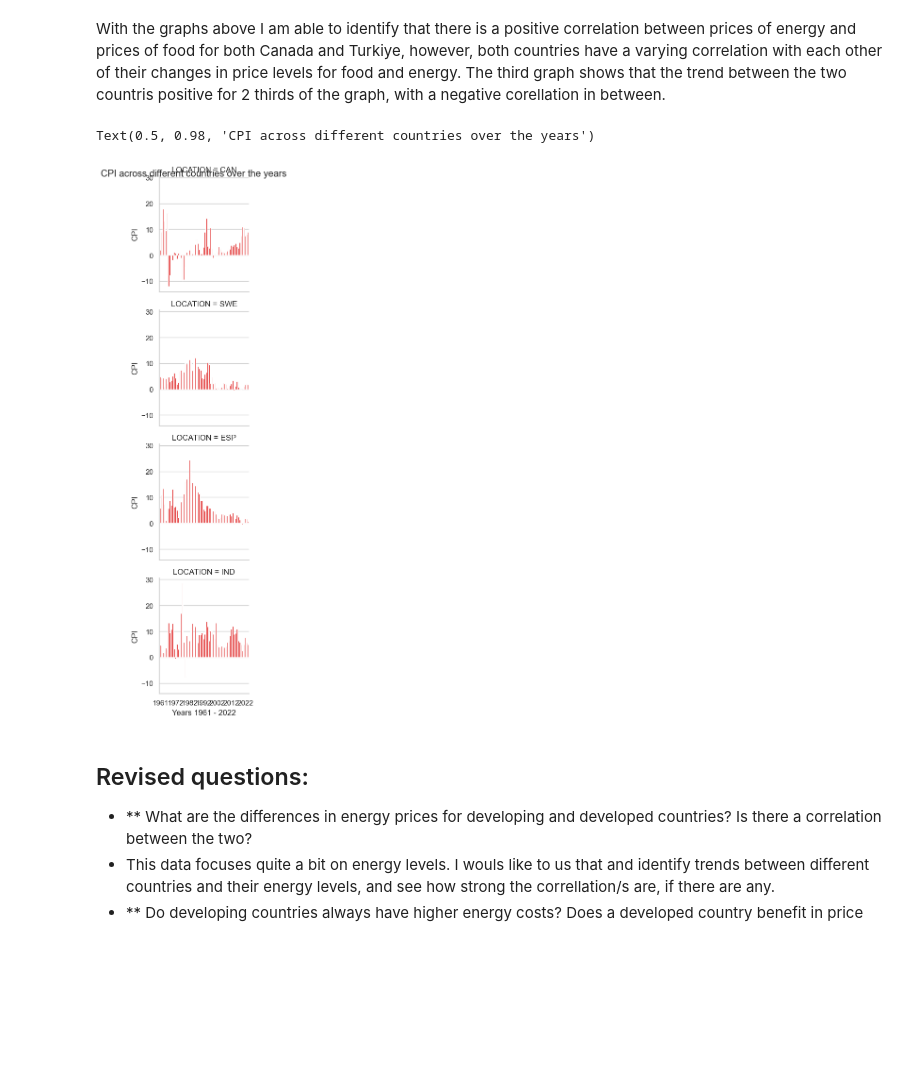
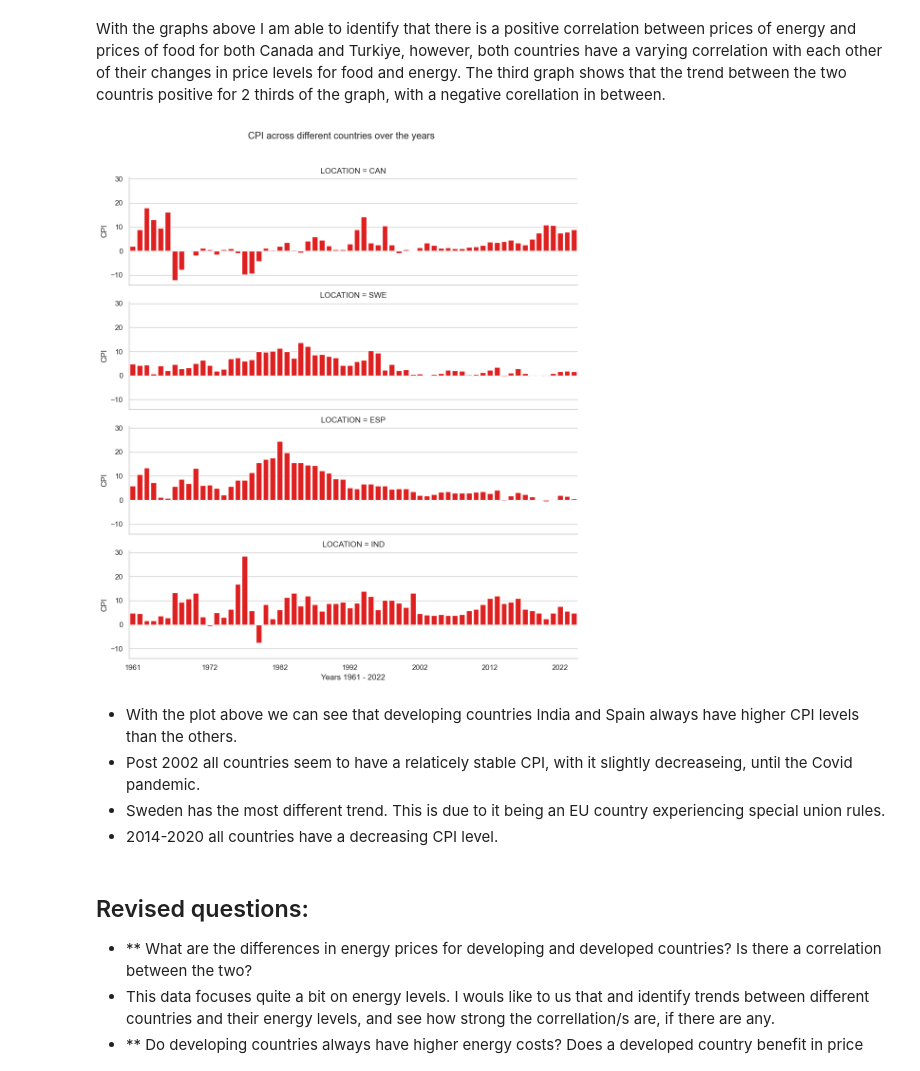
Before and after one commit to ubco-W2022T2-data301/project-group-group19, a Jupyter notebook: analysis/analysis3.ipynb, the cells around one changed output. Cells and saved outputs as stored; diff of their text form; code cells hidden in the pictures; blank space fills up the shorter version.

```diff
--- a/analysis/analysis3.ipynb
+++ b/analysis/analysis3.ipynb
@@ -224,14 +224,19 @@ Gen_Plt.set(title='Trends of Inflation between multiple countries', xlabel='CPI'
 # %% [markdown]
 With the graphs above I am able to identify that there is a positive correlation between prices of energy and prices of food for both Canada and Turkiye, however, both countries have a varying correlation with each other of their changes in price levels for food and energy. The third graph shows that the trend between the two countris positive for 2 thirds of the graph, with a negative corellation in between.
 # %%
-G = sns.FacetGrid(Gen1, col = 'LOCATION')
+G = sns.FacetGrid(Gen1, row = 'LOCATION',aspect=3.5 )
 G.map_dataframe(sns.barplot,data=Gen1, x="TIME", y="Value", color = 'red')
 plt.xticks([0, 11, 21,31,41,51,61], ['1961','1972', '1982','1992','2002', '2012', '2022'])
 G.set( xlabel='Years 1961 - 2022', ylabel='CPI')
 G.fig.suptitle("CPI across different countries over the years")
+G.fig.subplots_adjust(top=0.9)
 # %% [output]
-Text(0.5, 0.98, 'CPI across different countries over the years')
-[figure, old version]
+[figure, new version]
+# %% [markdown]
+- With the plot above we can see that developing countries India and Spain always have higher CPI levels than the others.
+- Post 2002 all countries seem to have a relaticely stable CPI, with it slightly decreaseing, until the Covid pandemic.
+- Sweden has the most different trend. This is due to it being an EU country experiencing special union rules.
+- 2014-2020 all countries have a decreasing CPI level.
 # %% [markdown]
 ## Revised questions:
 - ** What are the differences in energy prices for developing and developed countries? Is there a correlation between the two?
```
Also changed, not shown: parts of 4 cells of this notebook, 5 other files.
